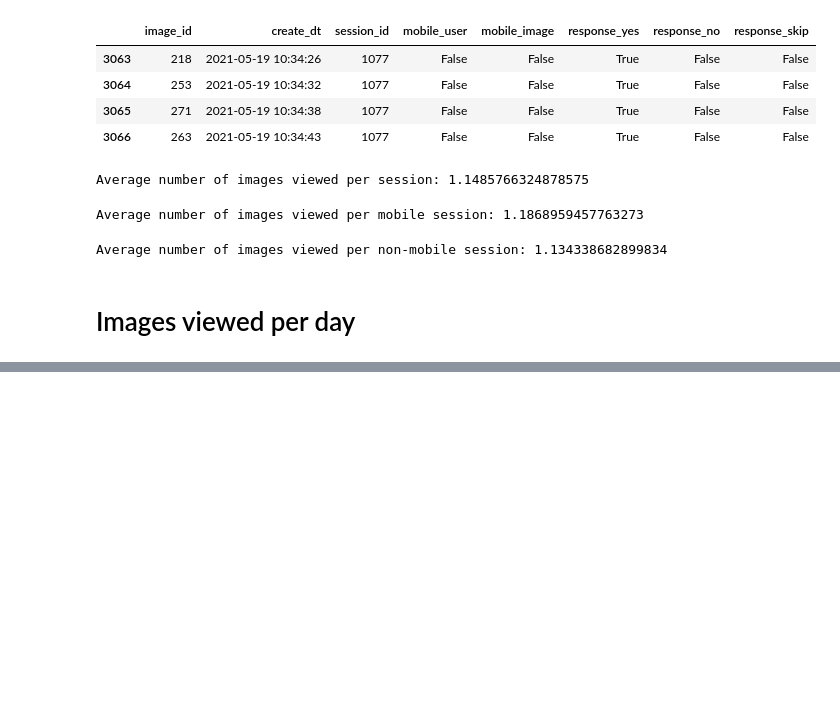
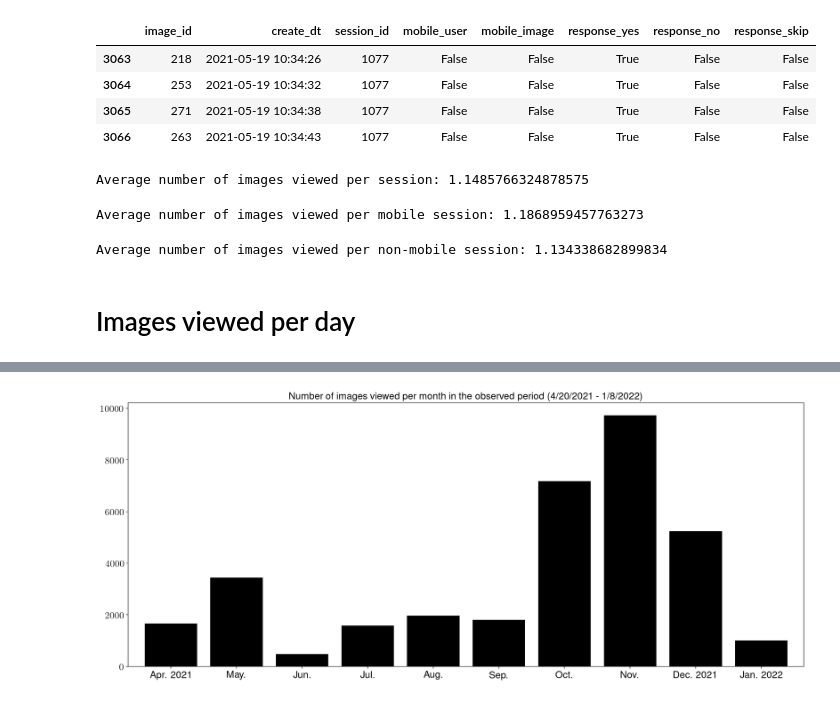
Before and after one commit to WSzP/canyoureadit-eda, a Jupyter notebook: eda.ipynb, the cells around one changed output, grey strips where cells are left out. Drawn from its saved outputs; the diff is of its cells as text; code cells hidden in the pictures; blank space fills up the shorter version.

```diff
--- a/eda.ipynb
+++ b/eda.ipynb
@@ -164,0 +182,15 @@ Average number of images viewed per non-mobile session: 1.134338682899834
+# %%
+monthly = df.groupby([df.create_dt.dt.year,df.create_dt.dt.month]).count()['session_id']
+assert monthly.sum()==len(df), 'Total number of images viewed does not match after grouping by day!'
+fig, ax = plt.subplots()
+ax = monthly.plot.bar(rot=0,color='k',width=0.8)
+ax.set_xlabel('')
+ax.set_xticklabels(['Apr. 2021', 'May.', 'Jun.', 'Jul.', 'Aug.', 'Sep.', 'Oct.', 'Nov.', 'Dec. 2021','Jan. 2022'])
+for label in (ax.get_xticklabels() + ax.get_yticklabels()):
+    label.set_fontsize(16)
+ax.set_title('Number of images viewed per month in the observed period (4/20/2021 - 1/8/2022)', fontsize=16)
+plt.savefig(EXPORTDIR+'images_viewed_per_day.png',dpi=300)
+plt.savefig(EXPORTDIR+'images_viewed_per_day.pdf')
+plt.show()
+# %% [output]
+[figure, added]
```
Also changed, not shown: parts of 2 cells of this notebook, 4 other files.
